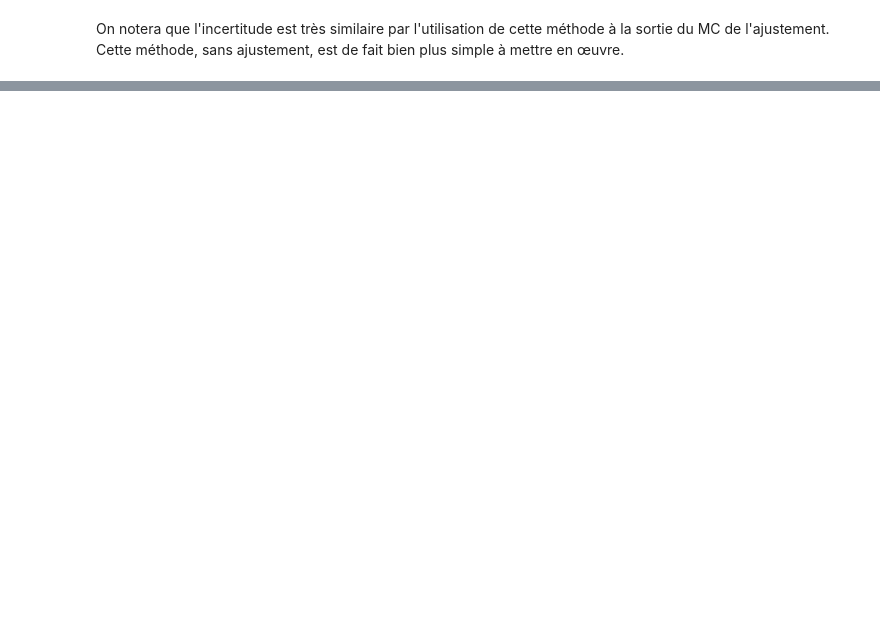
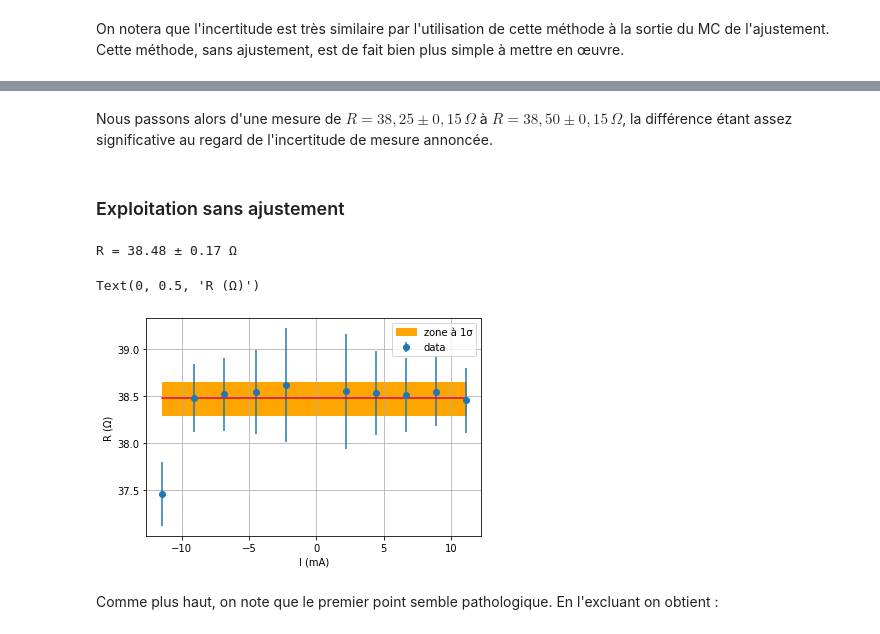
Before and after one commit to tjbtjbtjb/Vrac, a Jupyter notebook: AIPC2223/Ajustement_Ohm.ipynb, the cells around one changed output, grey strips where cells are left out. Cells and saved outputs as stored; diff of their text form; code cells hidden in the pictures; blank space fills up the shorter version.

```diff
--- a/AIPC2223/Ajustement_Ohm.ipynb
+++ b/AIPC2223/Ajustement_Ohm.ipynb
@@ -197,0 +342,40 @@ On notera que l'incertitude est très similaire par l'utilisation de cette méth
+# %% [markdown]
+Nous passons alors d'une mesure de $R=38,25±0,15\,Ω$ à $R=38,50±0,15\,Ω$, la différence étant assez significative au regard de l'incertitude de mesure annoncée.
+# %% [markdown]
+### Exploitation sans ajustement
+# %%
+UU = U[I!=0]
+II = I[I!=0]
+u_UU = u_U[I!=0]
+u_II = u_I[I!=0]
+
+RR   = UU/II
+u_RR = RR*np.sqrt( (u_UU/UU)**2 + (u_II/II)**2 )
+
+plt.errorbar(II, RR, yerr=u_RR, fmt='o',label='data')
+
+nbPseudoExp = 5
+rList = np.zeros((nbPseudoExp,RR.size))
+
+for i in range(nbPseudoExp):
+    R_tmp = np.random.normal(RR, u_RR)
+    rList[i] = R_tmp
+
+printResult(np.mean(rList), np.std(rList)/np.sqrt(RR.size))
+
+x1 = np.array([np.min(II),np.max(II)])
+ymoy  = np.ones(2)*np.mean(rList)
+ylow  = ymoy - np.std(rList)/np.sqrt(RR.size)
+yhigh = ymoy + np.std(rList)/np.sqrt(RR.size)
+plt.plot(x1,ymoy,'r')
+plt.fill_between(x1,ylow,y2=yhigh,color='orange',label='zone à 1σ')
+plt.legend()
+plt.grid()
+plt.xlabel('I (mA)')
+plt.ylabel('R (Ω)')
+# %% [output]
+R = 38.48 ± 0.17 Ω
+Text(0, 0.5, 'R (Ω)')
+[figure, added]
+# %% [markdown]
+Comme plus haut, on note que le premier point semble pathologique. En l'excluant on obtient :
```
Also changed, not shown: parts of 33 cells of this notebook.
